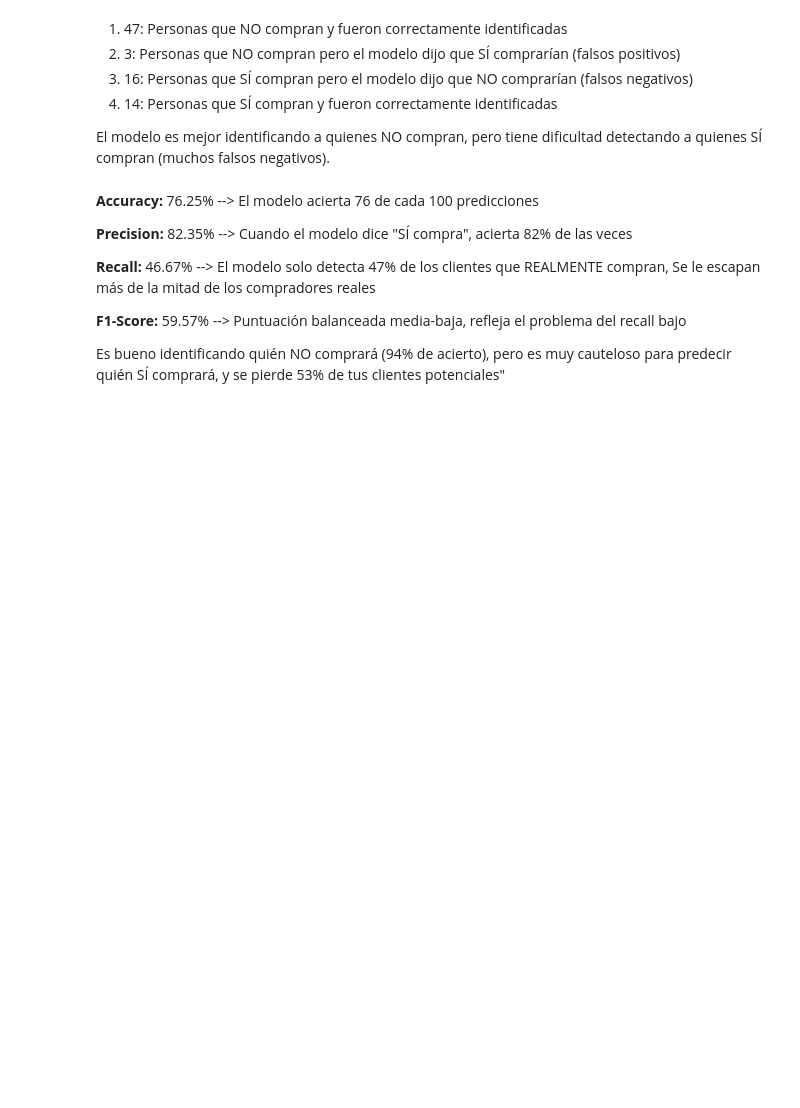
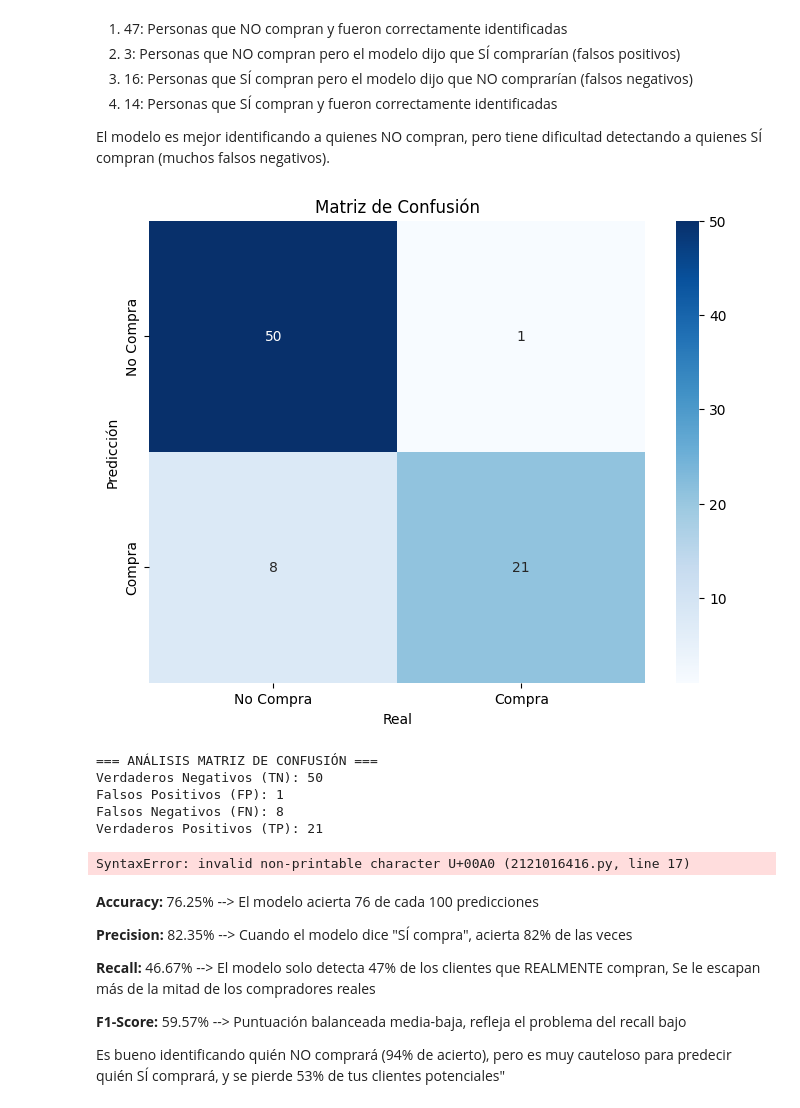
Before and after one commit to Aleleeex/data-analysis, a Jupyter notebook: Laboratorios 9C/Lab04_LogisticRegression.ipynb, the cells around one changed output. Cells and saved outputs as stored; diff of their text form; code cells hidden in the pictures; blank space fills up the shorter version.

```diff
--- a/Laboratorios 9C/Lab04_LogisticRegression.ipynb
+++ b/Laboratorios 9C/Lab04_LogisticRegression.ipynb
@@ -151,12 +151,53 @@ array([[48,  8],
 
 El modelo es mejor identificando a quienes NO compran, pero tiene dificultad detectando a quienes SÍ compran (muchos falsos negativos).
 # %%
-# Visualización de la matriz de confusión
+import seaborn as sns
+import matplotlib.pyplot as plt
+
+# Visualización mejorada de la matriz de confusión
+plt.figure(figsize=(8, 6))
+sns.heatmap(cm, annot=True, fmt='d', cmap='Blues',
+            xticklabels=['No Compra', 'Compra'],
+            yticklabels=['No Compra', 'Compra'])
+plt.title('Matriz de Confusión')
+plt.ylabel('Predicción')
+plt.xlabel('Real')
+plt.show()
+
 # Análisis de la matriz de confusión
+tn, fp, fn, tp = cm.ravel()
+print(f"\n=== ANÁLISIS MATRIZ DE CONFUSIÓN ===")
+print(f"Verdaderos Negativos (TN): {tn}")
+print(f"Falsos Positivos (FP): {fp}")
+print(f"Falsos Negativos (FN): {fn}")
+print(f"Verdaderos Positivos (TP): {tp}")
+# %% [output]
+[figure, added]
+=== ANÁLISIS MATRIZ DE CONFUSIÓN ===
+Verdaderos Negativos (TN): 50
+Falsos Positivos (FP): 1
+Falsos Negativos (FN): 8
+Verdaderos Positivos (TP): 21
 # %%
+from sklearn.metrics import accuracy_score, precision_score, recall_score, f1_score, classification_report
 
 # Métricas básicas
+accuracy = accuracy_score(y_test, y_pred)
+precision = precision_score(y_test, y_pred)
+recall = recall_score(y_test, y_pred)
+f1 = f1_score(y_test, y_pred)
+
+print("Metricas de clasificacion")
+print(f"Accuracy: {accuracy:.4f} ({accuracy*100:.2f}%)")
+print(f"Precision: {precision:.4f}")
+print(f"Recall: {recall:.4f}")
+print(f"F1-Score: {f1:.4f}")
+
 # Reporte detallado
+print("\nReporte de clasificación")
+print(classification_report(y_test, y_pred, target_names=['No Compra', 'Compra']))
+# %% [output]
+SyntaxError: invalid non-printable character U+00A0 (2121016416.py, line 17)
 # %% [markdown]
 **Accuracy:** 76.25% --> El modelo acierta 76 de cada 100 predicciones
 
```
Also changed, not shown: parts of 3 cells of this notebook, 4 other files.
